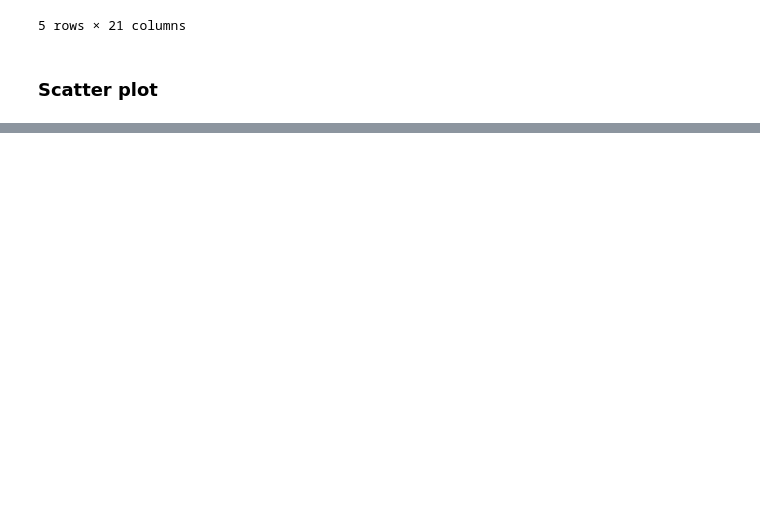
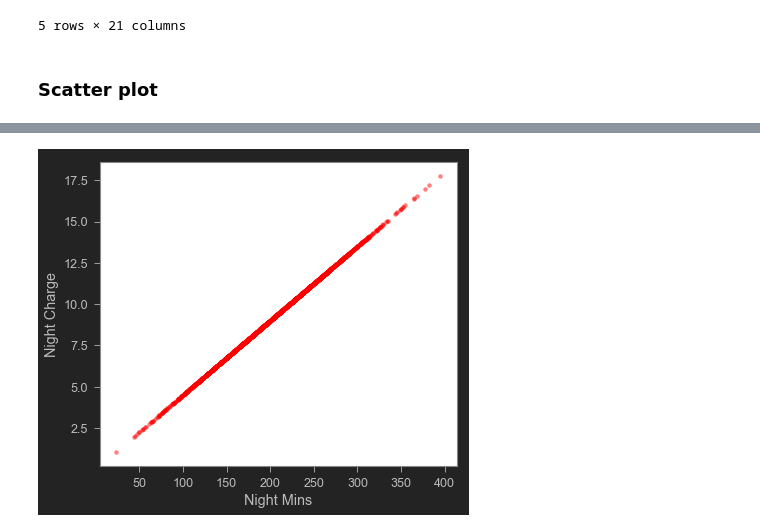
Before and after one commit to totovr/Python, a Jupyter notebook: CleanData/Plots.ipynb, the cells around one changed output, grey strips where cells are left out. Saved outputs shown, nothing was run; the diff lists cells and outputs as text; code cells hidden in the pictures; blank space fills up the shorter version.

Commit message:
set_facecolor

```diff
--- a/CleanData/Plots.ipynb
+++ b/CleanData/Plots.ipynb
@@ -34,0 +33,6 @@ ax.set_facecolor("#ffffff")
+# %%
+ay = data.plot( kind='scatter', x="Night Mins", y="Night Charge", c='red', alpha=0.5, linewidth=0)
+# Specify background color for the axis/plot
+ay.set_facecolor("#ffffff")
+# %% [output]
+[figure, added]
```
Also changed, not shown: parts of 3 cells of this notebook.
